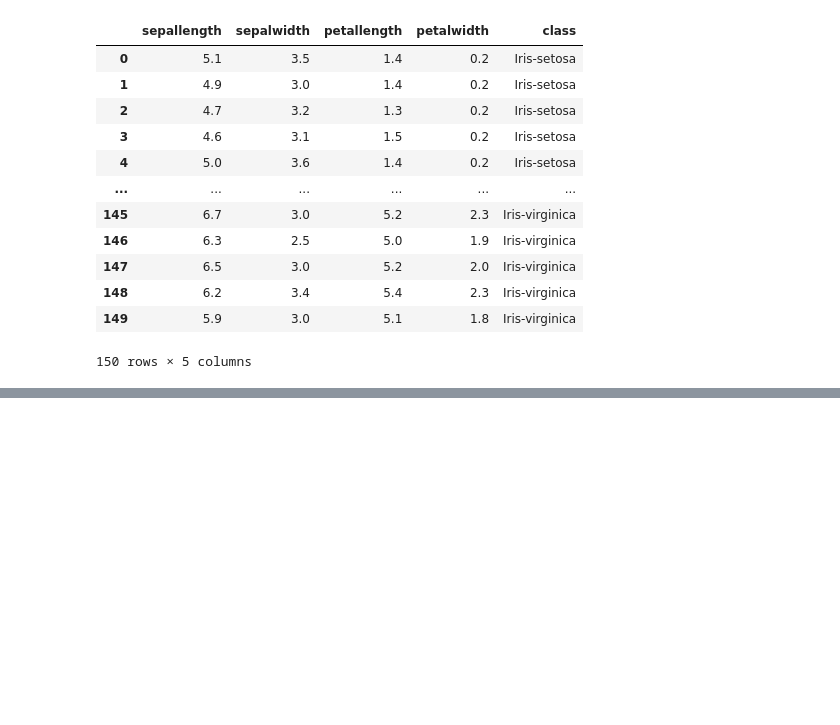
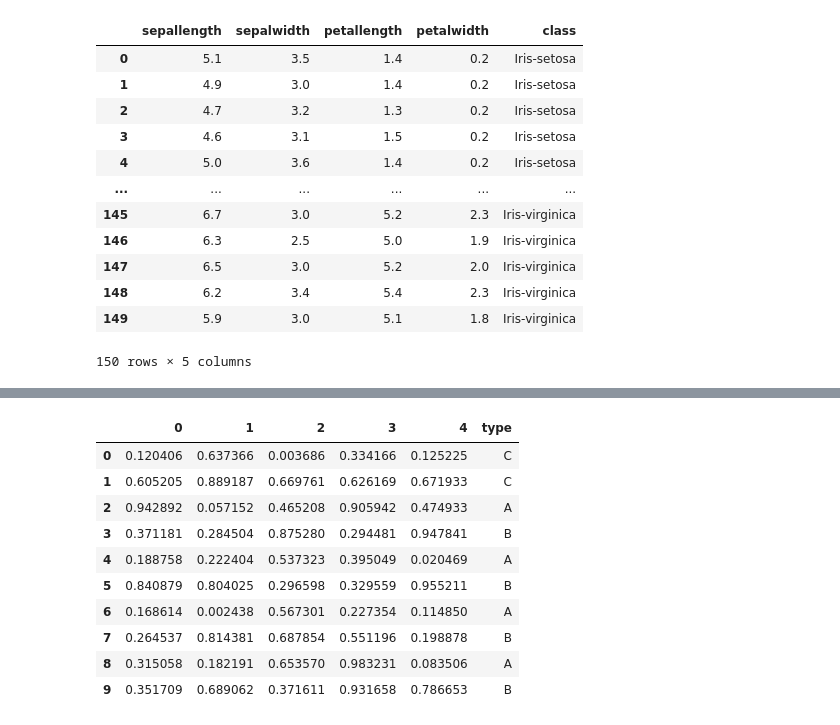
Before and after one commit to QWERTY051310/GDSC_WP, a Jupyter notebook: Assignment1_Q2_GDSCWP.ipynb, the cells around one changed output, grey strips where cells are left out. Cells and saved outputs as stored; diff of their text form; code cells hidden in the pictures; blank space fills up the shorter version.

```diff
--- a/Assignment1_Q2_GDSCWP.ipynb
+++ b/Assignment1_Q2_GDSCWP.ipynb
@@ -73,0 +181,3 @@ iris.head
+# %%
+df2 = pd.DataFrame(np.random.rand(10,5), index = np.arange(10))
+df2
@@ -73,0 +196,17 @@ iris.head
+# %%
+df2.loc[2:10:2,'type'] = 'A'
+df2.loc[3:11:2, 'type'] = 'B'
+df2.loc[0:1:1, 'type'] = 'C'
+df2
+# %% [output]
+|  | 0 | 1 | 2 | 3 | 4 | type |
+| 0 | 0.120406 | 0.637366 | 0.003686 | 0.334166 | 0.125225 | C |
+| 1 | 0.605205 | 0.889187 | 0.669761 | 0.626169 | 0.671933 | C |
+| 2 | 0.942892 | 0.057152 | 0.465208 | 0.905942 | 0.474933 | A |
+| 3 | 0.371181 | 0.284504 | 0.875280 | 0.294481 | 0.947841 | B |
+| 4 | 0.188758 | 0.222404 | 0.537323 | 0.395049 | 0.020469 | A |
+| 5 | 0.840879 | 0.804025 | 0.296598 | 0.329559 | 0.955211 | B |
+| 6 | 0.168614 | 0.002438 | 0.567301 | 0.227354 | 0.114850 | A |
+| 7 | 0.264537 | 0.814381 | 0.687854 | 0.551196 | 0.198878 | B |
+| 8 | 0.315058 | 0.182191 | 0.653570 | 0.983231 | 0.083506 | A |
+| 9 | 0.351709 | 0.689062 | 0.371611 | 0.931658 | 0.786653 | B |
```
Also changed, not shown: parts of 34 cells of this notebook.
